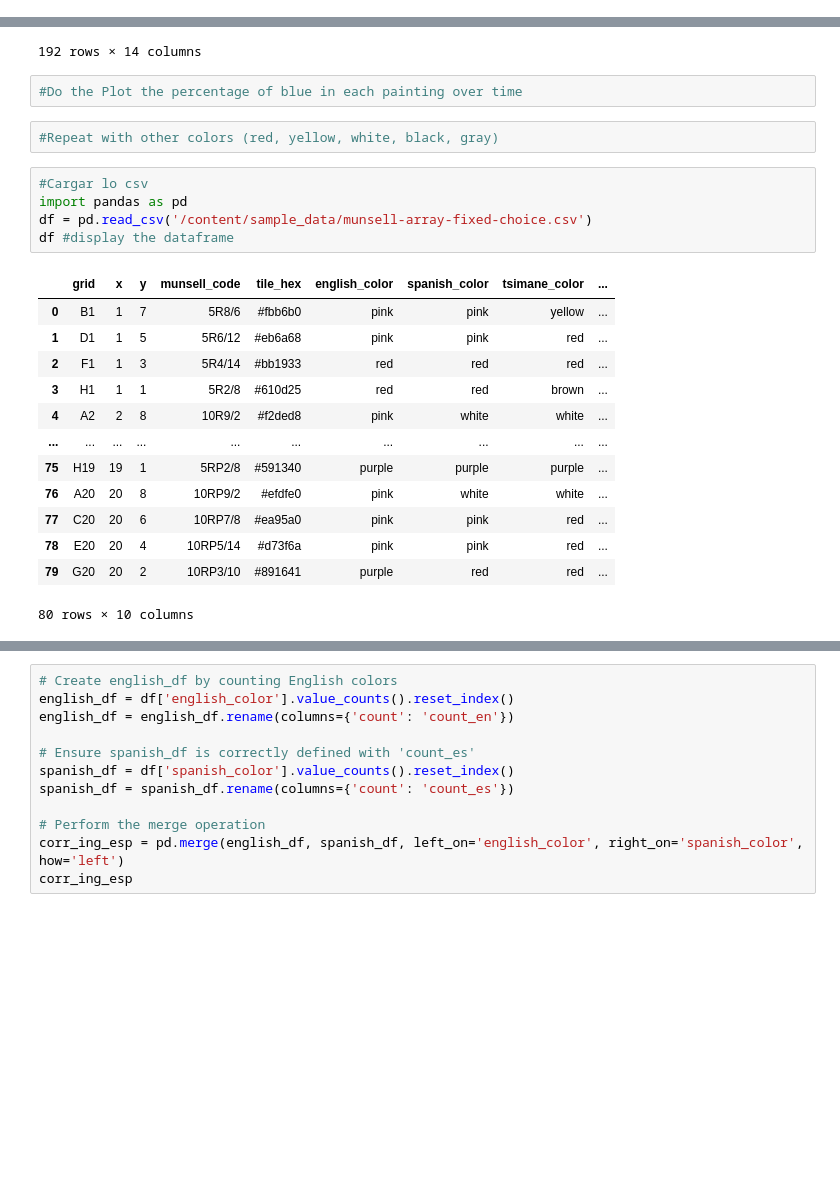
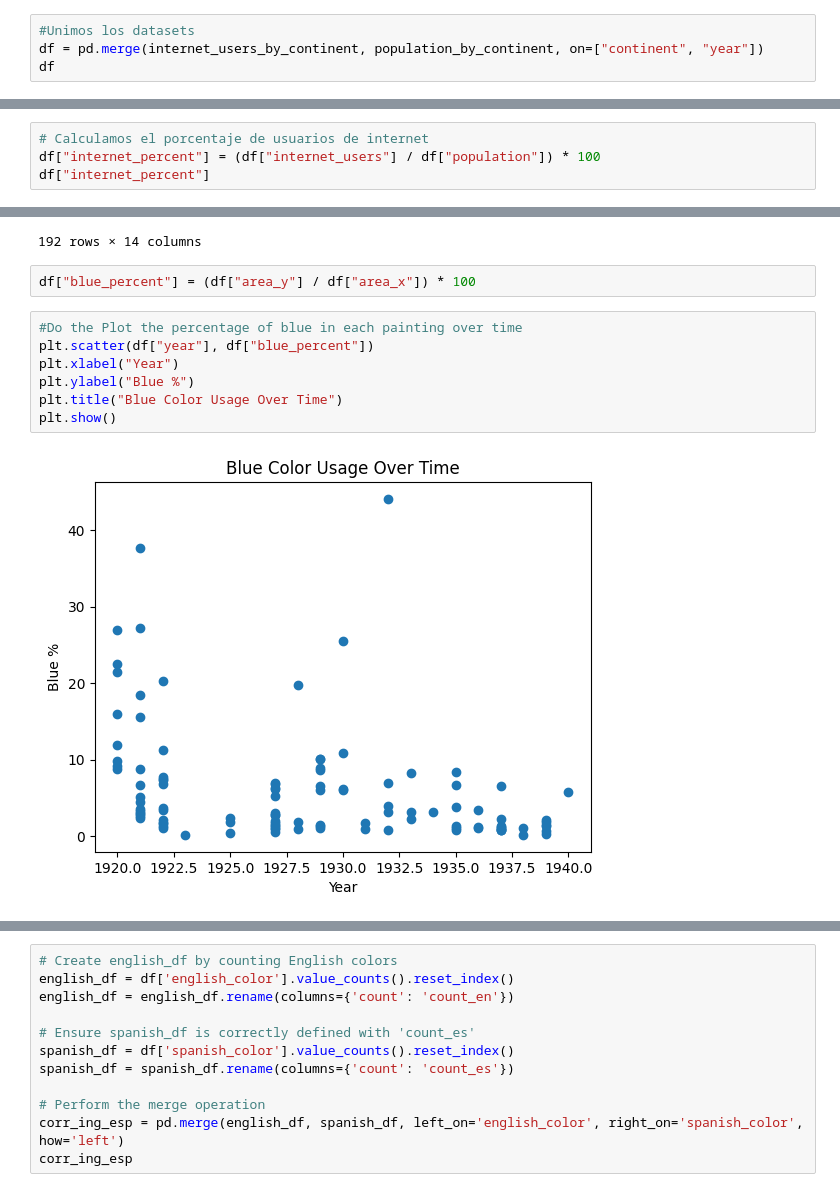
Before and after one commit to Ivon110/Mineria-de-Datos, a Jupyter notebook: mineriacolab1.ipynb, the cells around one changed output, grey strips where cells are left out. Saved outputs shown, nothing was run; the diff lists cells and outputs as text; blank space fills up the shorter version.

```diff
--- a/mineriacolab1.ipynb
+++ b/mineriacolab1.ipynb
@@ -2086,0 +1990,4 @@ merged_df.query('percentage_users > 0').head(1)
+# %%
+#Unimos los datasets
+df = pd.merge(internet_users_by_continent, population_by_continent, on=["continent", "year"])
+df
@@ -2086,0 +2004,4 @@ merged_df.query('percentage_users > 0').head(1)
+# %%
+# Calculamos el porcentaje de usuarios de internet
+df["internet_percent"] = (df["internet_users"] / df["population"]) * 100
+df["internet_percent"]
@@ -2270,26 +2239,14 @@ painting_info.merge(blue_features, on='painting_id', how='left')
 | 190 | b296 | 1940 | Composition no. 11 | 711 | 825 | 586575 | rect | 511.0 | 416.0 | 109.0 | ... |
 | 191 | b296 | 1940 | Composition no. 11 | 711 | 825 | 586575 | rect | 639.0 | 416.0 | 72.0 | ... |
 192 rows × 14 columns
+# %%
+df["blue_percent"] = (df["area_y"] / df["area_x"]) * 100
 # %%
 #Do the Plot the percentage of blue in each painting over time
+plt.scatter(df["year"], df["blue_percent"])
+plt.xlabel("Year")
+plt.ylabel("Blue %")
+plt.title("Blue Color Usage Over Time")
+plt.show()
+# %% [output]
+[figure, added]
-# %%
-#Repeat with other colors (red, yellow, white, black, gray)
-# %%
-#Cargar lo csv
-import pandas as pd
-df = pd.read_csv('/content/sample_data/munsell-array-fixed-choice.csv')
-df #display the dataframe
-# %% [output]
-|  | grid | x | y | munsell_code | tile_hex | english_color | spanish_color | tsimane_color | ... |
-| 0 | B1 | 1 | 7 | 5R8/6 | #fbb6b0 | pink | pink | yellow | ... |
-| 1 | D1 | 1 | 5 | 5R6/12 | #eb6a68 | pink | pink | red | ... |
-| 2 | F1 | 1 | 3 | 5R4/14 | #bb1933 | red | red | red | ... |
-| 3 | H1 | 1 | 1 | 5R2/8 | #610d25 | red | red | brown | ... |
-| 4 | A2 | 2 | 8 | 10R9/2 | #f2ded8 | pink | white | white | ... |
-| ... | ... | ... | ... | ... | ... | ... | ... | ... | ... |
-| 75 | H19 | 19 | 1 | 5RP2/8 | #591340 | purple | purple | purple | ... |
-| 76 | A20 | 20 | 8 | 10RP9/2 | #efdfe0 | pink | white | white | ... |
-| 77 | C20 | 20 | 6 | 10RP7/8 | #ea95a0 | pink | pink | red | ... |
-| 78 | E20 | 20 | 4 | 10RP5/14 | #d73f6a | pink | pink | red | ... |
-| 79 | G20 | 20 | 2 | 10RP3/10 | #891641 | purple | red | red | ... |
-80 rows × 10 columns
```
Also changed, not shown: parts of 67 cells of this notebook.
